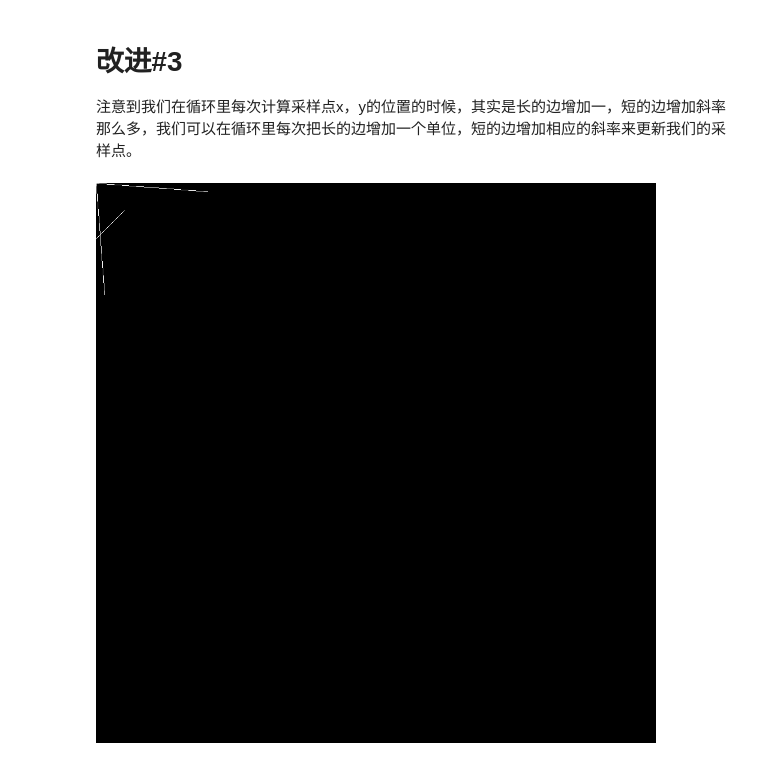
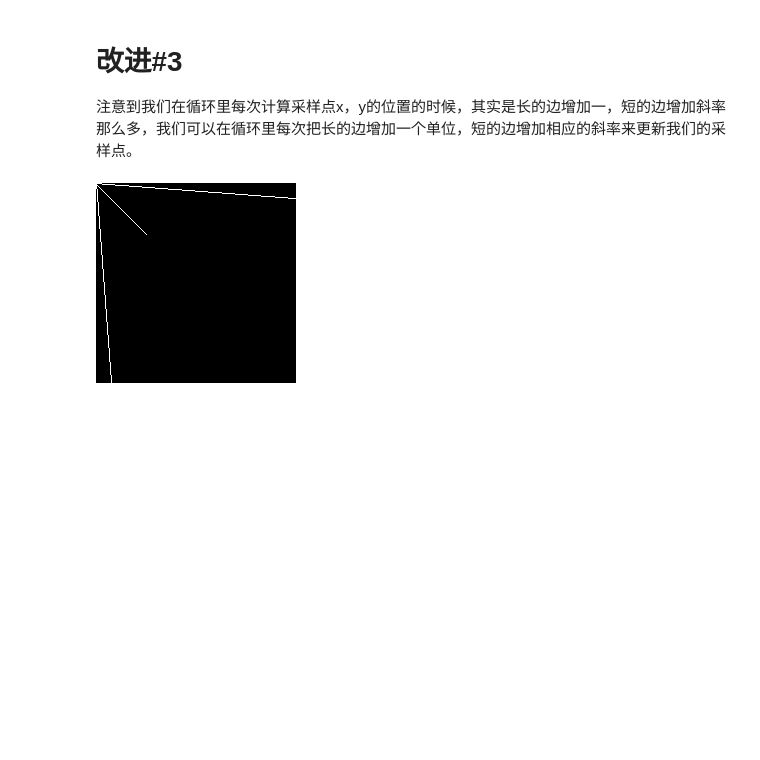
Before and after one commit to SingleGod7/python_graphics, a Jupyter notebook: Lesson1-Bresenham's_line_drawing_algorithm.ipynb, the cells around one changed output. Saved outputs shown, nothing was run; the diff lists cells and outputs as text; code cells hidden in the pictures; blank space fills up the shorter version.

```diff
--- a/Lesson1-Bresenham's_line_drawing_algorithm.ipynb
+++ b/Lesson1-Bresenham's_line_drawing_algorithm.ipynb
@@ -100,32 +100,31 @@ fb.display()
 # %%
 def draw_line(start, end, frame_buffer, reverse=False):
     x0, y0 = start
     x1, y1 = end
     if(x0 > x1):
-        return draw_line(end, start, frame_buffer)
+        return draw_line(end, start, frame_buffer, reverse)
     if(x1 == x0):
         frame_buffer.draw_point(start)
         return
-    t = 0
     if abs(x1 - x0) < abs(y1 - y0):
         return draw_line((y0, x0), (y1, x1), frame_buffer, True)
     dt = (y1 - y0) / (x1 - x0)
     if reverse:
         for i in range(round(x0), round(x1) + 1):
             y0 += dt
             frame_buffer.draw_point((y0, i))
     else:
         for i in range(round(x0), round(x1) + 1):
             y0 += dt
             frame_buffer.draw_point((i, y0))
 
 fb.fill((0, 0, 0))
-draw_line((0, 100), (50, 50), fb)
+draw_line((0, 0), (50, 50), fb)
 draw_line((0, 0), (199, 15), fb)
 draw_line((0, 0), (15, 199), fb)
 fb.display()
 # %% [output]
-[figure, old version]
+[figure, new version]
 # %%
 import model
 fb = buffer.FrameBuffer(1000, 1000)
```
Also changed, not shown: parts of 1 cell of this notebook, 1 other file.
